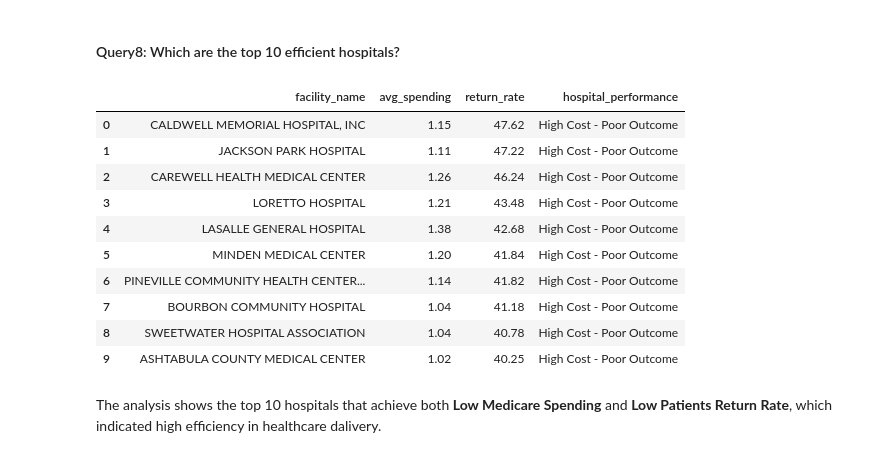
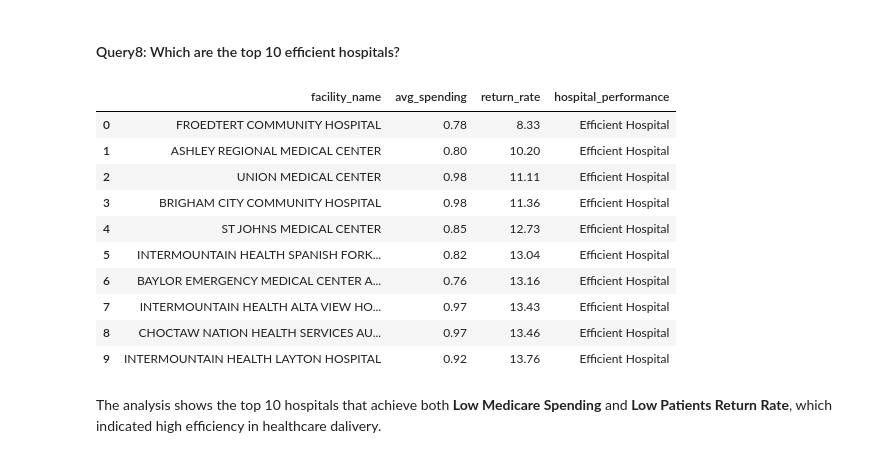
Before and after one commit to Archana-sth/hospital-performance-analysis, a Jupyter notebook: Notebook/hospital_performance_analysis.ipynb, the cells around one changed output. Cells and saved outputs as stored; diff of their text form; code cells hidden in the pictures.

```diff
--- a/Notebook/hospital_performance_analysis.ipynb
+++ b/Notebook/hospital_performance_analysis.ipynb
@@ -937,11 +938,11 @@ The chart above shows the majority of hospitals (48.91%) fall into the Efficient
 #### Query8: Which are the top 10 efficient hospitals?
 # %%
 
-query7 = '''select *
+query8 = '''select *
 from (select
     h.facility_name,
     avg(m.spending_score) as avg_spending,
-    round(sum(u.num_patient_returned)/sum(u.num_patients) * 100, 2)as return_rate,
+    round(sum(u.num_patient_returned) /sum(u.num_patients) * 100, 2)as return_rate,
 
     case
         when avg(m.spending_score) > (
@@ -955,44 +956,44 @@ from (select
                 from medicare_spending)
             and round(sum(u.num_patient_returned)/sum(u.num_patients) * 100, 2) < 35.00
         then "Efficient Hospital"
 
         else "Average Hospital"
 
     end as hospital_performance
 from hospital_info h
 join medicare_spending m
     on h.facility_id = m.facility_id
 join unplanned_visits u
     on h.facility_id = u.facility_id
 WHERE u.end_date >= '2023-01-01'
 AND u.start_date <= '2023-12-31'
 group by h.facility_name
 HAVING SUM(u.num_patients) > 0 and avg(m.spending_score) IS NOT NULL) temp
 
-where hospital_performance == 'Efficient Hospital'
+where hospital_performance = 'Efficient Hospital'
 order by return_rate asc
 limit 10;
 '''
 result8 = pd.read_sql(query8, connection)
 result8
 
 
 # efficient_top = (result7[result7['hospital_performance'] == 'Efficient Hospital']
 #                  .sort_values(by='return_rate', ascending= True)
 #                  .head(10))
 # efficient_top
 # %% [output]
 |  | facility_name | avg_spending | return_rate | hospital_performance |
-| 0 | CALDWELL MEMORIAL HOSPITAL, INC | 1.15 | 47.62 | High Cost - Poor Outcome |
-| 1 | JACKSON PARK HOSPITAL | 1.11 | 47.22 | High Cost - Poor Outcome |
-| 2 | CAREWELL HEALTH MEDICAL CENTER | 1.26 | 46.24 | High Cost - Poor Outcome |
-| 3 | LORETTO HOSPITAL | 1.21 | 43.48 | High Cost - Poor Outcome |
-| 4 | LASALLE GENERAL HOSPITAL | 1.38 | 42.68 | High Cost - Poor Outcome |
-| 5 | MINDEN MEDICAL CENTER | 1.20 | 41.84 | High Cost - Poor Outcome |
-| 6 | PINEVILLE COMMUNITY HEALTH CENTER... | 1.14 | 41.82 | High Cost - Poor Outcome |
-| 7 | BOURBON COMMUNITY HOSPITAL | 1.04 | 41.18 | High Cost - Poor Outcome |
-| 8 | SWEETWATER HOSPITAL ASSOCIATION | 1.04 | 40.78 | High Cost - Poor Outcome |
-| 9 | ASHTABULA COUNTY MEDICAL CENTER | 1.02 | 40.25 | High Cost - Poor Outcome |
+| 0 | FROEDTERT COMMUNITY HOSPITAL | 0.78 | 8.33 | Efficient Hospital |
+| 1 | ASHLEY REGIONAL MEDICAL CENTER | 0.80 | 10.20 | Efficient Hospital |
+| 2 | UNION MEDICAL CENTER | 0.98 | 11.11 | Efficient Hospital |
+| 3 | BRIGHAM CITY COMMUNITY HOSPITAL | 0.98 | 11.36 | Efficient Hospital |
+| 4 | ST JOHNS MEDICAL CENTER | 0.85 | 12.73 | Efficient Hospital |
+| 5 | INTERMOUNTAIN HEALTH SPANISH FORK... | 0.82 | 13.04 | Efficient Hospital |
+| 6 | BAYLOR EMERGENCY MEDICAL CENTER A... | 0.76 | 13.16 | Efficient Hospital |
+| 7 | INTERMOUNTAIN HEALTH ALTA VIEW HO... | 0.97 | 13.43 | Efficient Hospital |
+| 8 | CHOCTAW NATION HEALTH SERVICES AU... | 0.97 | 13.46 | Efficient Hospital |
+| 9 | INTERMOUNTAIN HEALTH LAYTON HOSPITAL | 0.92 | 13.76 | Efficient Hospital |
 # %% [markdown]
 The analysis shows the top 10 hospitals that achieve both **Low Medicare Spending** and **Low Patients Return Rate**, which indicated high efficiency in healthcare dalivery.
 # %% [markdown]
```
Also changed, not shown: parts of 1 cell of this notebook, 1 other file.
